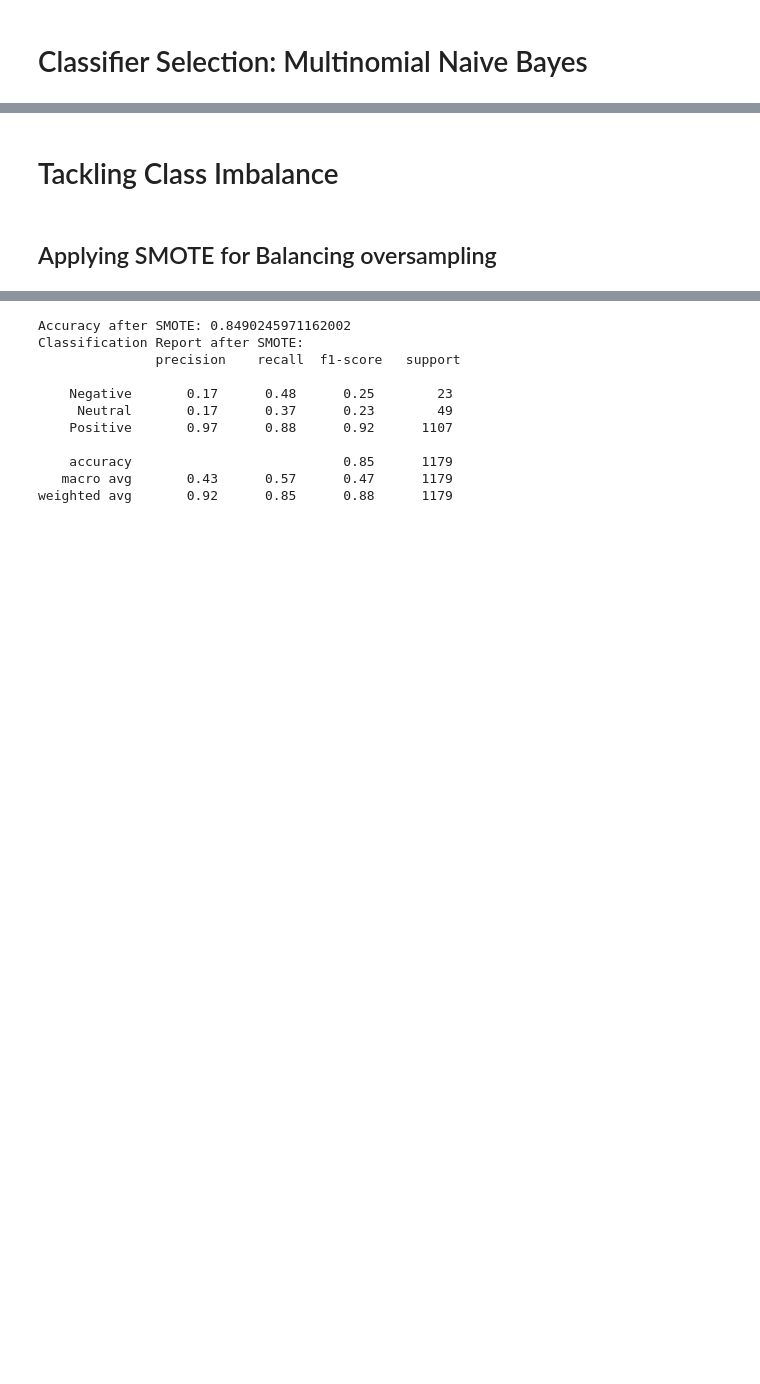
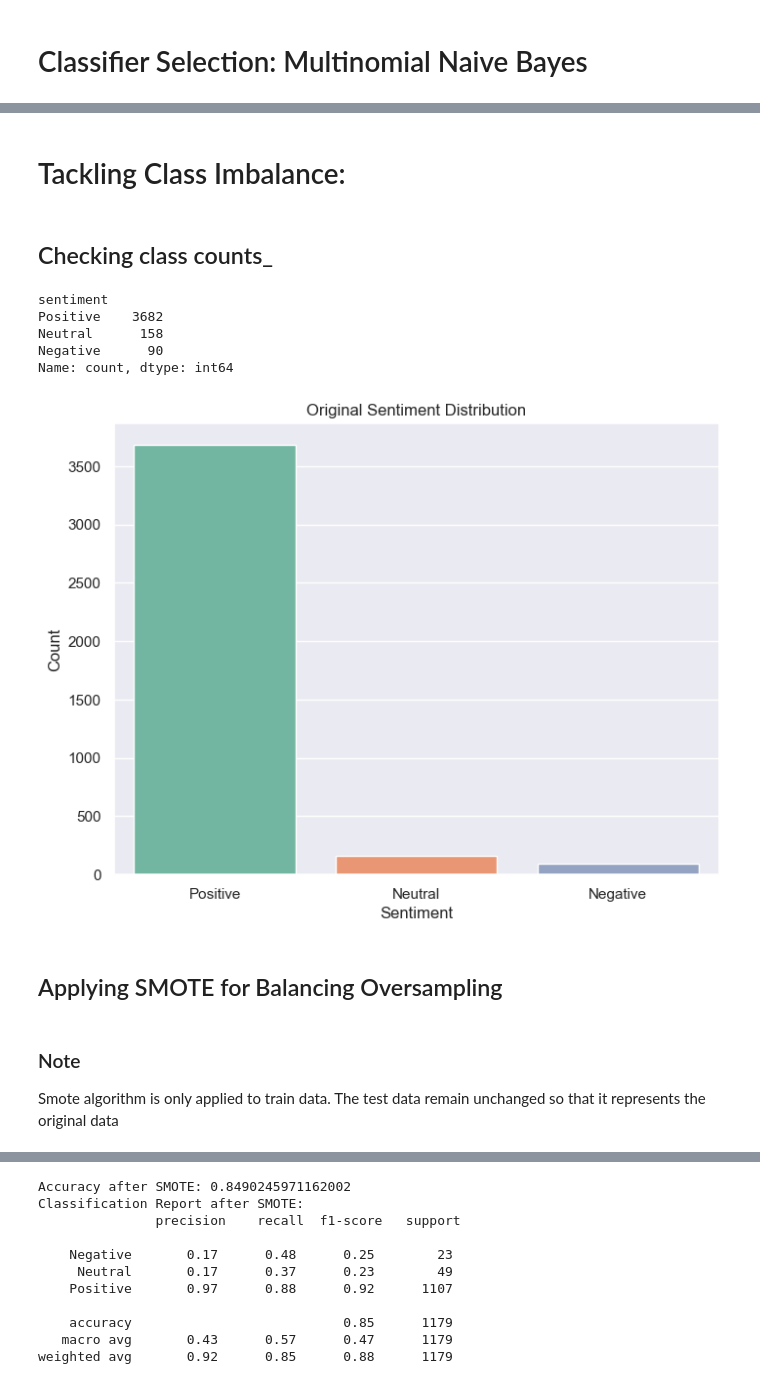
Before and after one commit to analysis86/Capstone-E-commerce, a Jupyter notebook: Jupyter Notebook/ Task 1 & 2_Class Imbalance Problem.ipynb, the cells around one changed output, grey strips where cells are left out. Saved outputs shown, nothing was run; the diff lists cells and outputs as text; code cells hidden in the pictures; blank space fills up the shorter version.

Commit message:
add data

```diff
--- a/Jupyter Notebook/ Task 1 & 2_Class Imbalance Problem.ipynb
+++ b/Jupyter Notebook/ Task 1 & 2_Class Imbalance Problem.ipynb
@@ -318,4 +337,8 @@ train_data.head(2)
 |  | Name of the product | Product Brand | categories | primaryCategories | reviews_date | reviews_text | ... |
 | 0 | All-New Fire HD 8 Tablet, 8" HD D... | Amazon | Electronics,iPad & Tablets,All Ta... | Electronics | 2016-12-26 | purchased black fridaypros great ... | ... |
 | 1 | Amazon - Echo Plus w/ Built-In Hu... | Amazon | Amazon Echo,Smart Home,Networking... | Electronics,Hardware | 2018-01-17 | purchased amazon echo plus dot pl... | ... |
+# %%
+# Selecting columns necesary for sentiment analysis
+train_df = train_data[["reviews_text", "sentiment"]]
+hidden_df = test_hidden_data[["reviews_text", "sentiment"]]
 # %%
@@ -382,4 +436,25 @@ weighted avg       0.90      0.94      0.91      1179
 # %% [markdown]
-# Tackling Class Imbalance
+# Tackling Class Imbalance:
+# %% [markdown]
+## Checking class counts_
+# %%
+class_counts = train_df['sentiment'].value_counts()
+print(class_counts)
+# %% [output]
+sentiment
+Positive    3682
+Neutral      158
+Negative      90
+Name: count, dtype: int64
+# %%
+# Visualization original class sentiment distribution
+plt.figure(figsize=(8, 6))
+sns.countplot(data=train_df, x='sentiment', palette='Set2')
+plt.title('Original Sentiment Distribution')
+plt.xlabel('Sentiment')
+plt.ylabel('Count')
+plt.show()
+# %% [output]
+[figure, added]
 # %% [markdown]
-## Applying SMOTE for Balancing oversampling
+## Applying SMOTE for Balancing Oversampling
@@ -385,0 +467,3 @@ weighted avg       0.90      0.94      0.91      1179
+# %% [markdown]
+### Note
+Smote algorithm is only applied to train data. The test data remain unchanged so that it represents the original data
```
Also changed, not shown: parts of 188 cells of this notebook.
